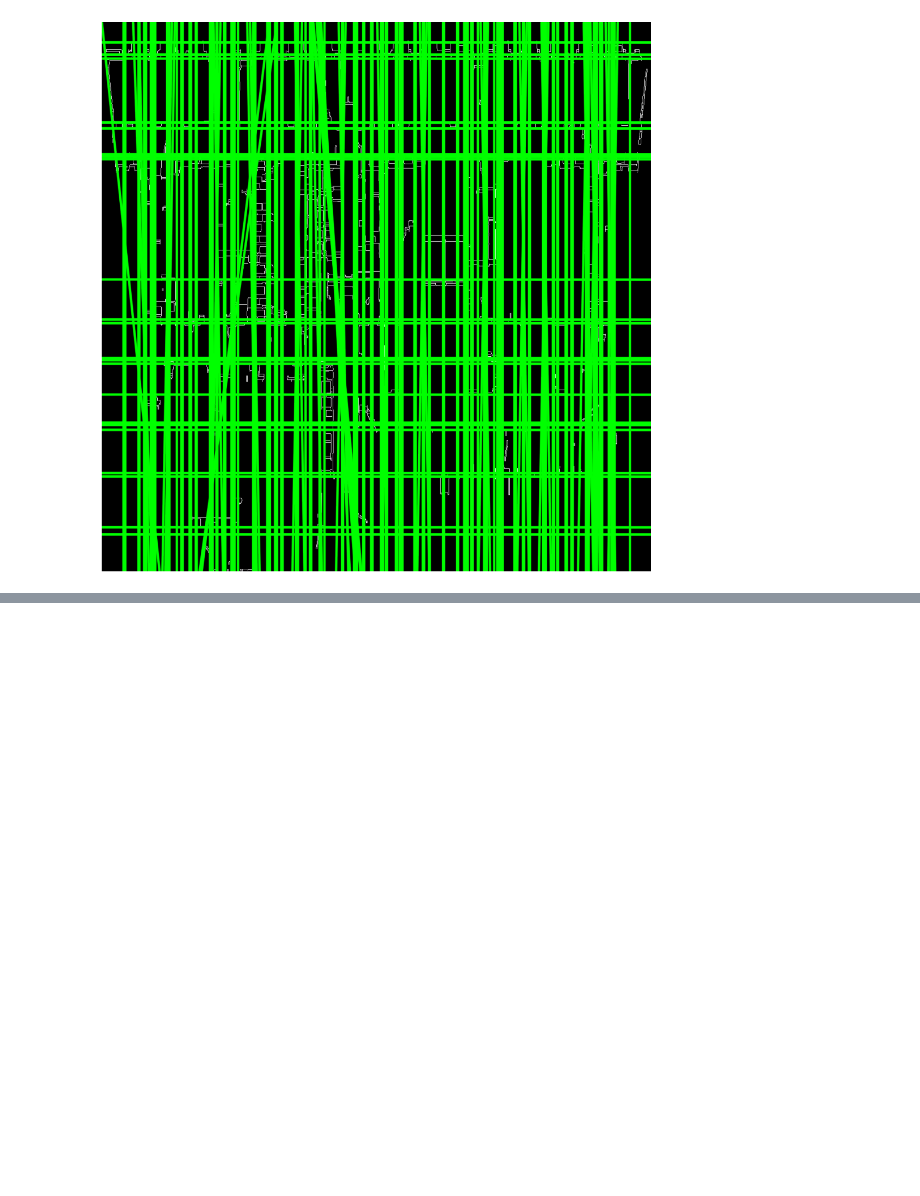
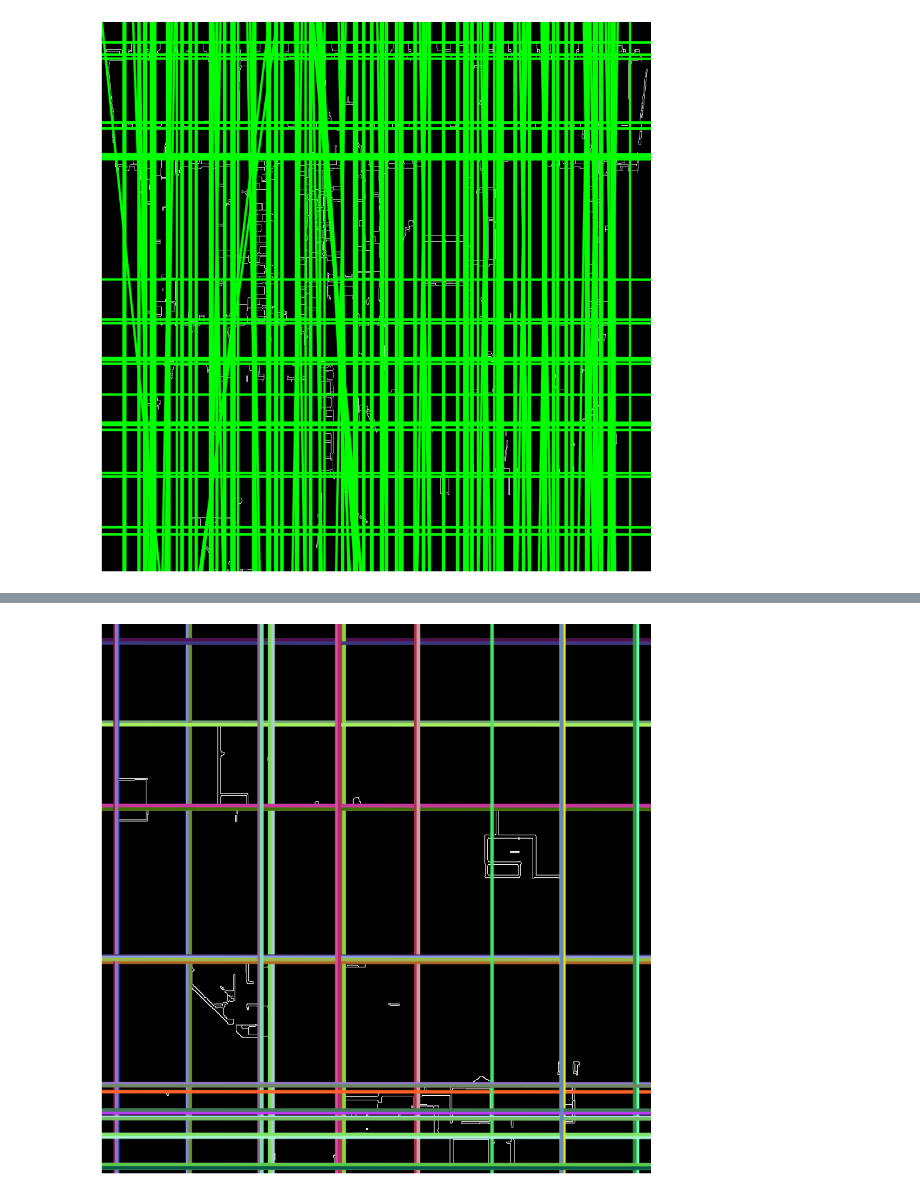
Before and after one commit to luqmanzaceria/ucsc-research, a Jupyter notebook: cv-floorplan/hough/hough_tiles.ipynb, the cells around one changed output, grey strips where cells are left out. Drawn from its saved outputs; the diff is of its cells as text; code cells hidden in the pictures; blank space fills up the shorter version.

Commit message:
Add hough experiments with non maximum suppression

```diff
--- a/cv-floorplan/hough/hough_tiles.ipynb
+++ b/cv-floorplan/hough/hough_tiles.ipynb
@@ -187,0 +193,91 @@ plt.show()
+# %%
+import cv2 as cv
+import numpy as np
+import math
+import matplotlib.pyplot as plt
+import random
+
+# ------------
+# ------------
+filename = 'img/reassembled_SE2.png'
+src = cv.imread(filename, cv.IMREAD_GRAYSCALE)
+if src is None:
+    print('Error opening image!')
+    print('Usage: hough_lines.py [image_name] \n')
+    exit()
+
+# Resize the image to make it square
+max_dim = max(src.shape[:2])
+src_square = cv.resize(src, (max_dim, max_dim), interpolation=cv.INTER_LINEAR)
+
+# Apply morphological opening
+kernel = np.ones((5,5),np.uint8)
+src_square = cv.morphologyEx(src_square, cv.MORPH_OPEN, kernel, iterations=3)
+
+# Edge detection
+dst = cv.Canny(src_square, 50, 200, None, 3)
+
+# Convert to BGR image for display
+cdst = cv.cvtColor(dst, cv.COLOR_GRAY2BGR)
+
+# Tile size
+tile_size = max_dim // 4
+
+# Detect lines in each tile
+all_lines = []
+for i in range(0, max_dim, tile_size):
+    for j in range(0, max_dim, tile_size):
+        tile = dst[i:i+tile_size, j:j+tile_size]
+        lines = cv.HoughLines(tile, 1, np.pi / 180, tile_size//3, None, 0, 0)
+        if lines is not None:
+            for line in lines:
+                rho, theta = line[0]
+                a = math.cos(theta)
+                b = math.sin(theta)
+                x0 = a * rho + j  # Adjust x-coordinate based on tile position
+                y0 = b * rho + i  # Adjust y-coordinate based on tile position
+                max_len = int(np.sqrt(2) * max_dim)
+                pt1 = (int(x0 + max_len*(-b)), int(y0 + max_len*(a)))
+                pt2 = (int(x0 - max_len*(-b)), int(y0 - max_len*(a)))
+                all_lines.append((pt1, pt2, theta))
+
+# Non-maximum suppression
+def is_nearby(line1, line2, threshold=10):
+    (x1, y1), (x2, y2), _ = line1
+    (x3, y3), (x4, y4), _ = line2
+    distance1 = np.sqrt((x1 - x3)**2 + (y1 - y3)**2)
+    distance2 = np.sqrt((x2 - x4)**2 + (y2 - y4)**2)
+    return distance1 < threshold and distance2 < threshold
+
+def suppress_non_maximum(lines, threshold=10):
+    suppressed_lines = []
+    for i in range(len(lines)):
+        is_maximum = True
+        for j in range(len(lines)):
+            if i != j and is_nearby(lines[i], lines[j], threshold):
+                if abs(lines[i][2]) > abs(lines[j][2]):
+                    is_maximum = False
+                    break
+        if is_maximum:
+            suppressed_lines.append(lines[i])
+    return suppressed_lines
+
+suppressed_lines = suppress_non_maximum(all_lines)
+
+# Draw lines on the image
+for line in suppressed_lines:
+    pt1, pt2, theta = line
+    angle_deg = theta * 180 / np.pi
+    tolerance = 0.1  # Adjust tolerance as needed
+    if (abs(angle_deg) <= tolerance) or (abs(abs(angle_deg) - 90) <= tolerance) or (abs(abs(angle_deg) - 180) <= tolerance) or (abs(abs(angle_deg) - 270) <= tolerance):
+        color = (random.randint(0, 255), random.randint(0, 255), random.randint(0, 255))
+        cv.line(cdst, pt1, pt2, color, 3, cv.LINE_AA)
+
+# Display the result
+plt.figure(figsize=(10, 10))
+plt.imshow(cdst)
+plt.axis('off')
+plt.tight_layout()
+plt.show()
+# %% [output]
+[figure, added]
```
Also changed, not shown: parts of 9 cells of this notebook.
